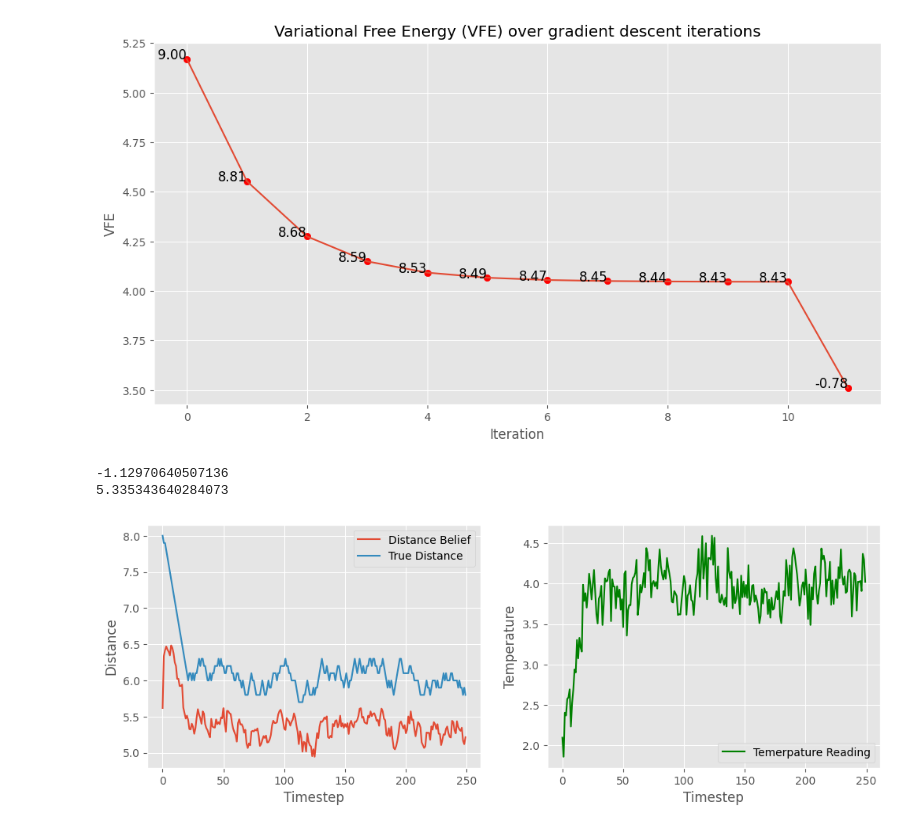
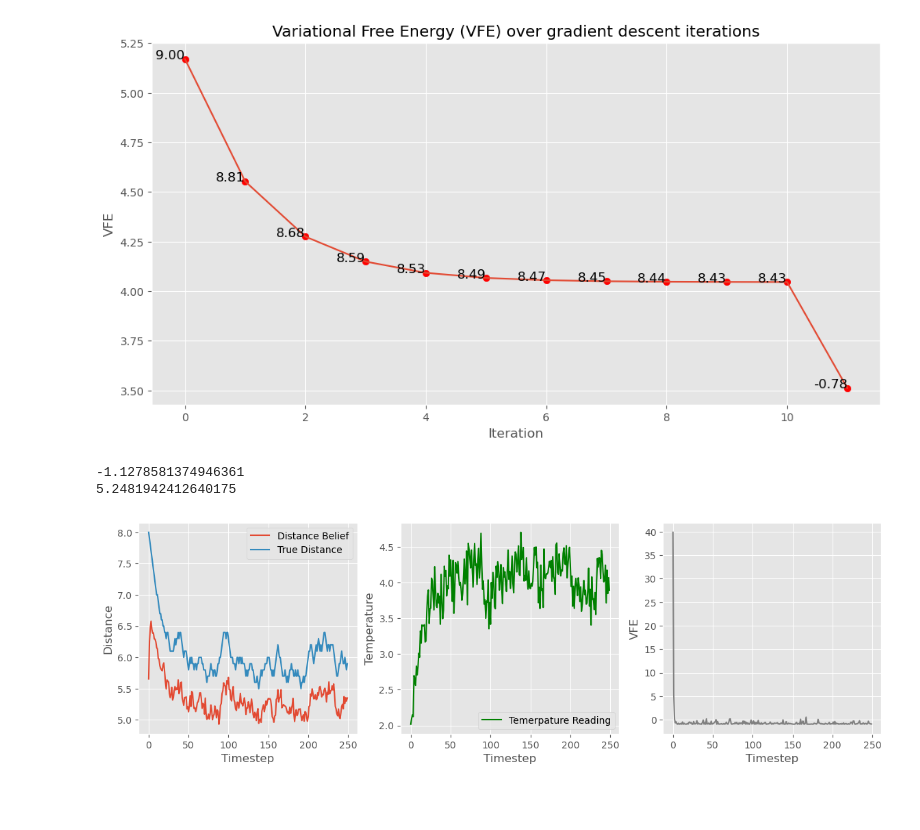
Before and after one commit to jackbmontgomery/honours-project, a Jupyter notebook: bayeian_thermostat.ipynb, the cells around one changed output. Drawn from its saved outputs; the diff is of its cells as text; code cells hidden in the pictures; blank space fills up the shorter version.

Commit message:
update to write up and some plots

```diff
--- a/bayeian_thermostat.ipynb
+++ b/bayeian_thermostat.ipynb
@@ -339,7 +339,7 @@ class PCAgent:
         return self.theta
 
     def calculate_ex(self, phi, prior):
-        return (phi - prior) / np.sqrt(self.var_y)
+        return (phi - prior) / np.sqrt(self.var_x)
 
     def calculate_ey(self, y, phi):
         return (y - self.f(phi, self.theta)) / np.sqrt(self.var_x)
@@ -423,44 +423,53 @@ y = env.reset()
 hidden_distance         = []
 true_distance           = []
 temperature_reading     = []
-
+vfes                    = []
 theta                   = []
 
 for _ in range(250):
 
+    prior = agent.x
+
     agent.perceive(y)
     agent.learn(y)
+    theta.append(agent.theta)
 
-    theta.append(agent.theta)
+    error_y = agent.calculate_ey(y, agent.x)
+    error_x = agent.calculate_ex(agent.x, prior)
+
+    vfes.append(1 / 2 * (error_y**2 + error_x**2 + np.log(2 * np.pi * agent.var_y) + np.log(2 * np.pi * agent.var_y)))
 
     hidden_distance.append(agent.x)
     true_distance.append(env.agent_distance)
     temperature_reading.append(y)
-
 
     u = agent.act()
 
     y = env.step(u)
 
 
-fig, axs = plt.subplots(1, 2, figsize=(12, 4))
+fig, axs = plt.subplots(1, 3, figsize=(14, 4))
 
 axs[0].plot(hidden_distance, label='Distance Belief')
 axs[0].plot(true_distance, label='True Distance')
 axs[0].set_ylabel('Distance')
 axs[0].set_xlabel('Timestep')
 axs[0].legend()
 
 axs[1].plot(temperature_reading, label='Temerpature Reading', c='green')
 axs[1].set_ylabel('Temperature')
 axs[1].set_xlabel('Timestep')
 axs[1].legend()
 
+axs[2].plot(vfes, c='grey')
+axs[2].set_ylabel('VFE')
+axs[2].set_xlabel('Timestep')
+
 print(np.average(theta[50:249]))
 print(np.average(hidden_distance[50:249]))
 
 plt.show()
 # %% [output]
--1.12970640507136
-5.335343640284073
+-1.1278581374946361
+5.2481942412640175
-[figure, old version]
+[figure, new version]
```
Also changed, not shown: parts of 1 cell of this notebook, 8 other files.
